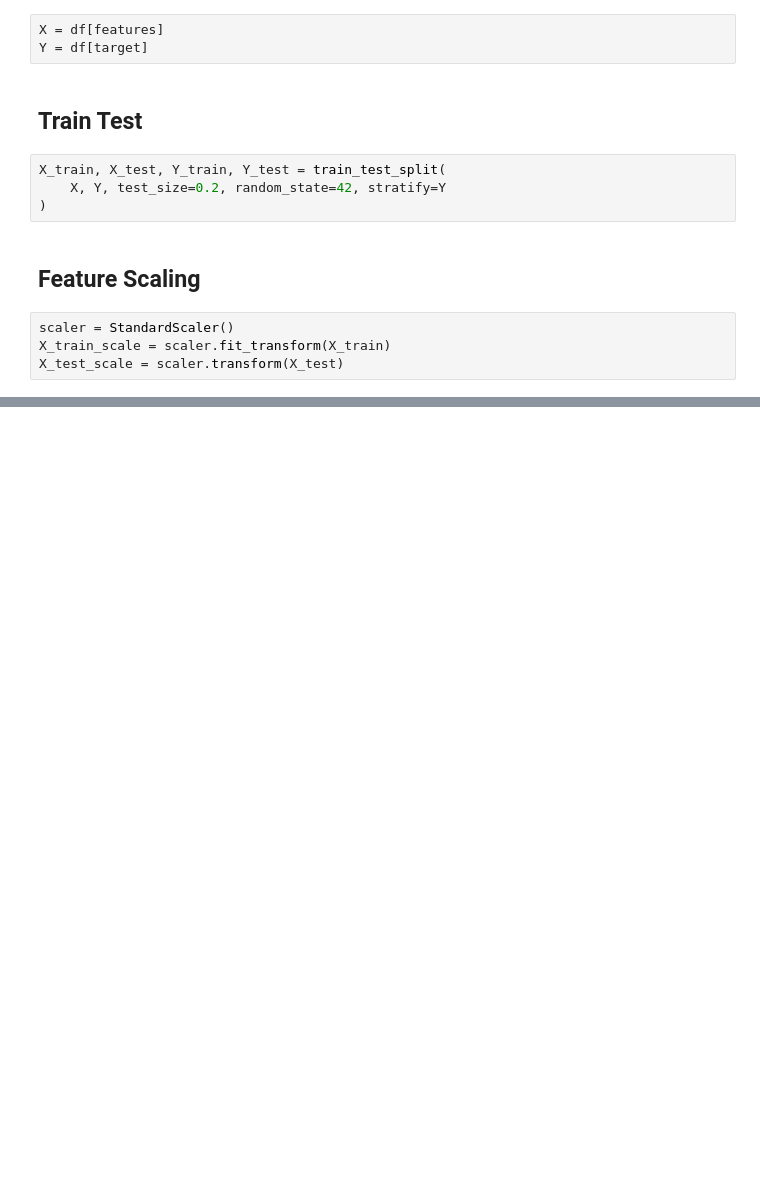
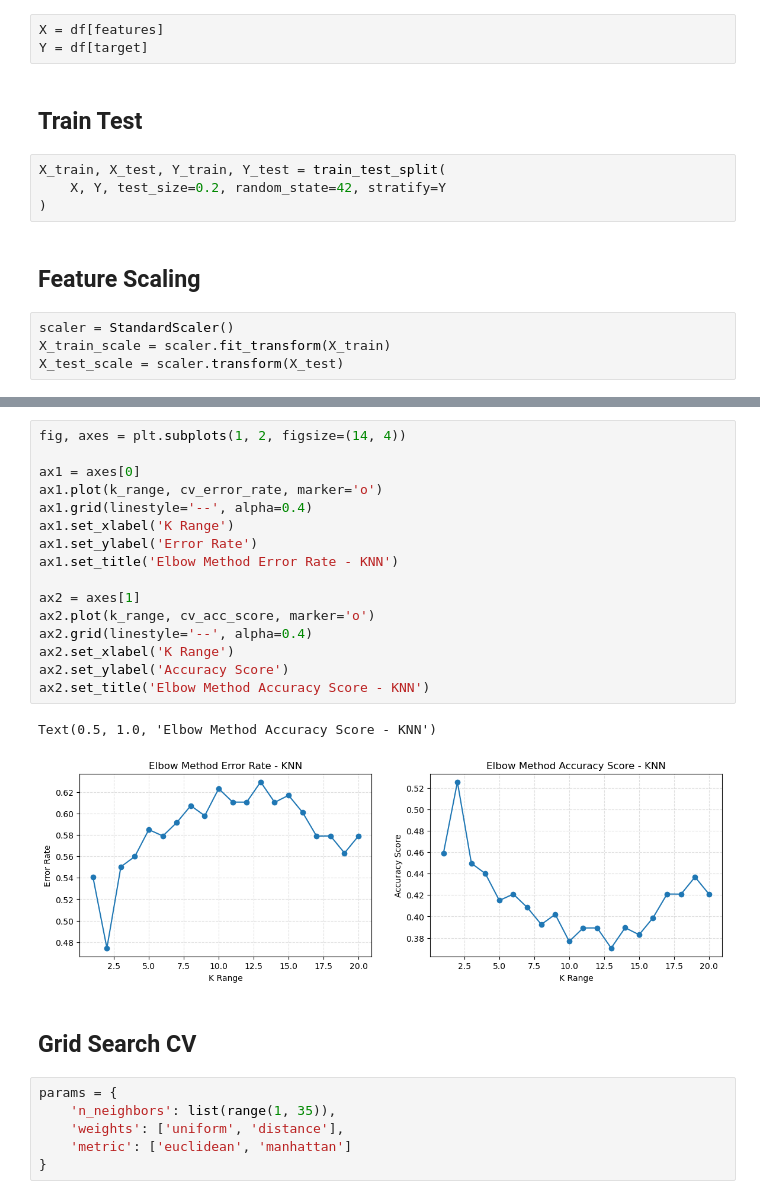
Before and after one commit to RusanMaharjan/Data-Science---6, a Jupyter notebook: KNN.ipynb, the cells around one changed output, grey strips where cells are left out. Cells and saved outputs as stored; diff of their text form; blank space fills up the shorter version.

```diff
--- a/KNN.ipynb
+++ b/KNN.ipynb
@@ -186,0 +284,27 @@ X_test_scale = scaler.transform(X_test)
+# %%
+fig, axes = plt.subplots(1, 2, figsize=(14, 4))
+
+ax1 = axes[0]
+ax1.plot(k_range, cv_error_rate, marker='o')
+ax1.grid(linestyle='--', alpha=0.4)
+ax1.set_xlabel('K Range')
+ax1.set_ylabel('Error Rate')
+ax1.set_title('Elbow Method Error Rate - KNN')
+
+ax2 = axes[1]
+ax2.plot(k_range, cv_acc_score, marker='o')
+ax2.grid(linestyle='--', alpha=0.4)
+ax2.set_xlabel('K Range')
+ax2.set_ylabel('Accuracy Score')
+ax2.set_title('Elbow Method Accuracy Score - KNN')
+# %% [output]
+Text(0.5, 1.0, 'Elbow Method Accuracy Score - KNN')
+[figure, added]
+# %% [markdown]
+## Grid Search CV
+# %%
+params = {
+    'n_neighbors': list(range(1, 35)),
+    'weights': ['uniform', 'distance'],
+    'metric': ['euclidean', 'manhattan']
+}
```
Also changed, not shown: parts of 19 cells of this notebook, 9 other files.
